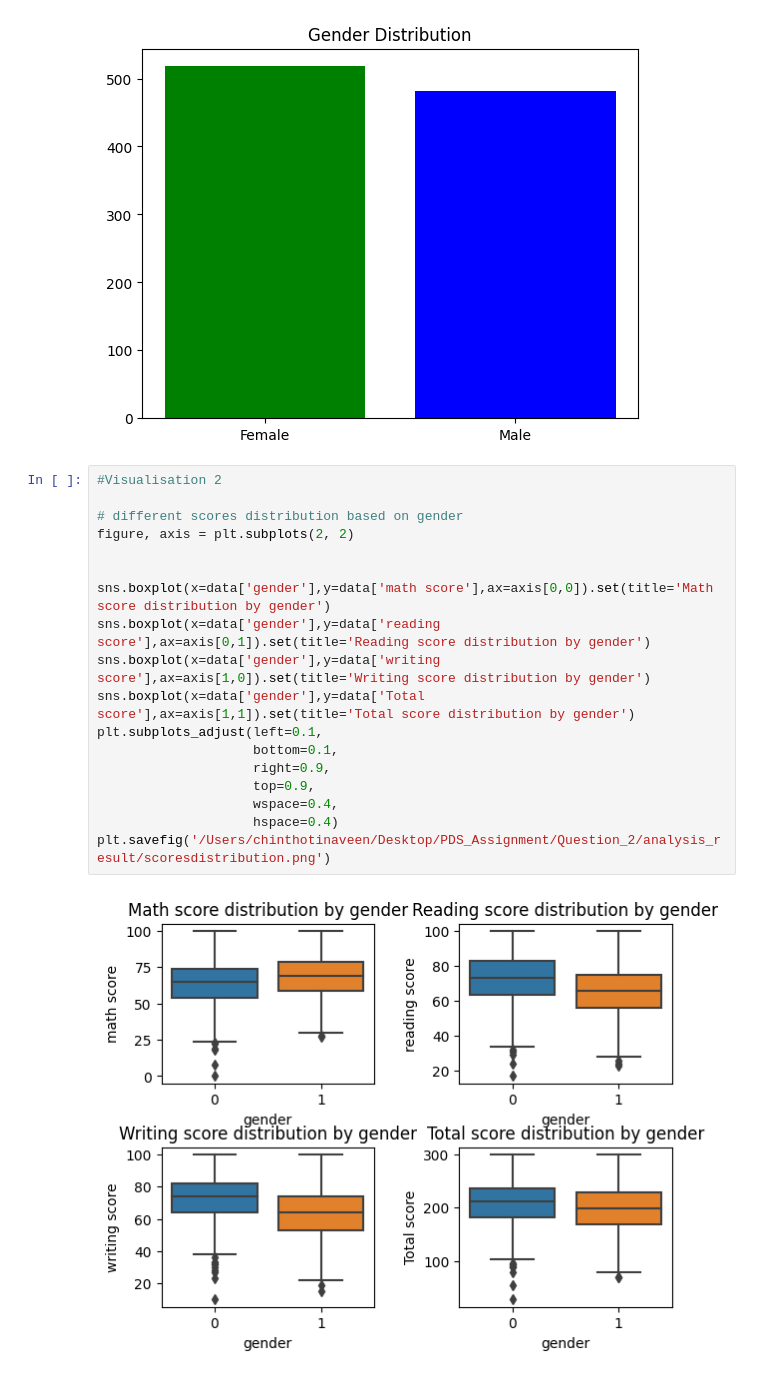
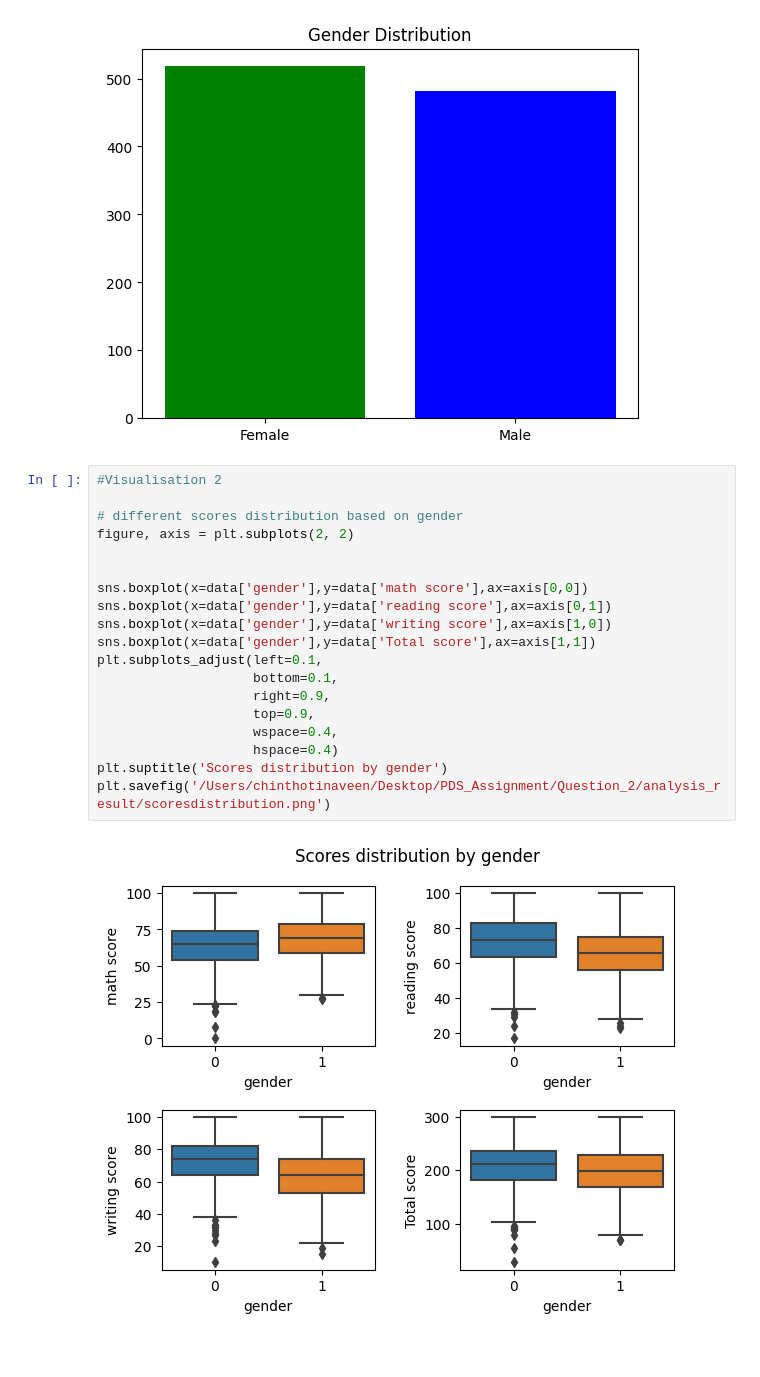
Before and after one commit to srujan875/PDS_Assignment1, a Jupyter notebook: PDS_Assignment/Question_2/src/analysis.ipynb, the cells around one changed output. Saved outputs shown, nothing was run; the diff lists cells and outputs as text; blank space fills up the shorter version.

```diff
--- a/PDS_Assignment/Question_2/src/analysis.ipynb
+++ b/PDS_Assignment/Question_2/src/analysis.ipynb
@@ -37,20 +37,21 @@ plt.savefig('/Users/chinthotinaveen/Desktop/PDS_Assignment/Question_2/analysis_r
 # %%
 #Visualisation 2
 
 # different scores distribution based on gender
 figure, axis = plt.subplots(2, 2)
 
 
-sns.boxplot(x=data['gender'],y=data['math score'],ax=axis[0,0]).set(title='Math score distribution by gender')
-sns.boxplot(x=data['gender'],y=data['reading score'],ax=axis[0,1]).set(title='Reading score distribution by gender')
-sns.boxplot(x=data['gender'],y=data['writing score'],ax=axis[1,0]).set(title='Writing score distribution by gender')
-sns.boxplot(x=data['gender'],y=data['Total score'],ax=axis[1,1]).set(title='Total score distribution by gender')
+sns.boxplot(x=data['gender'],y=data['math score'],ax=axis[0,0])
+sns.boxplot(x=data['gender'],y=data['reading score'],ax=axis[0,1])
+sns.boxplot(x=data['gender'],y=data['writing score'],ax=axis[1,0])
+sns.boxplot(x=data['gender'],y=data['Total score'],ax=axis[1,1])
 plt.subplots_adjust(left=0.1,
                     bottom=0.1,
                     right=0.9,
                     top=0.9,
                     wspace=0.4,
                     hspace=0.4)
+plt.suptitle('Scores distribution by gender')
 plt.savefig('/Users/chinthotinaveen/Desktop/PDS_Assignment/Question_2/analysis_result/scoresdistribution.png')
 # %% [output]
-[figure, old version]
+[figure, new version]
```
Also changed, not shown: parts of 3 cells of this notebook, 7 other files.
